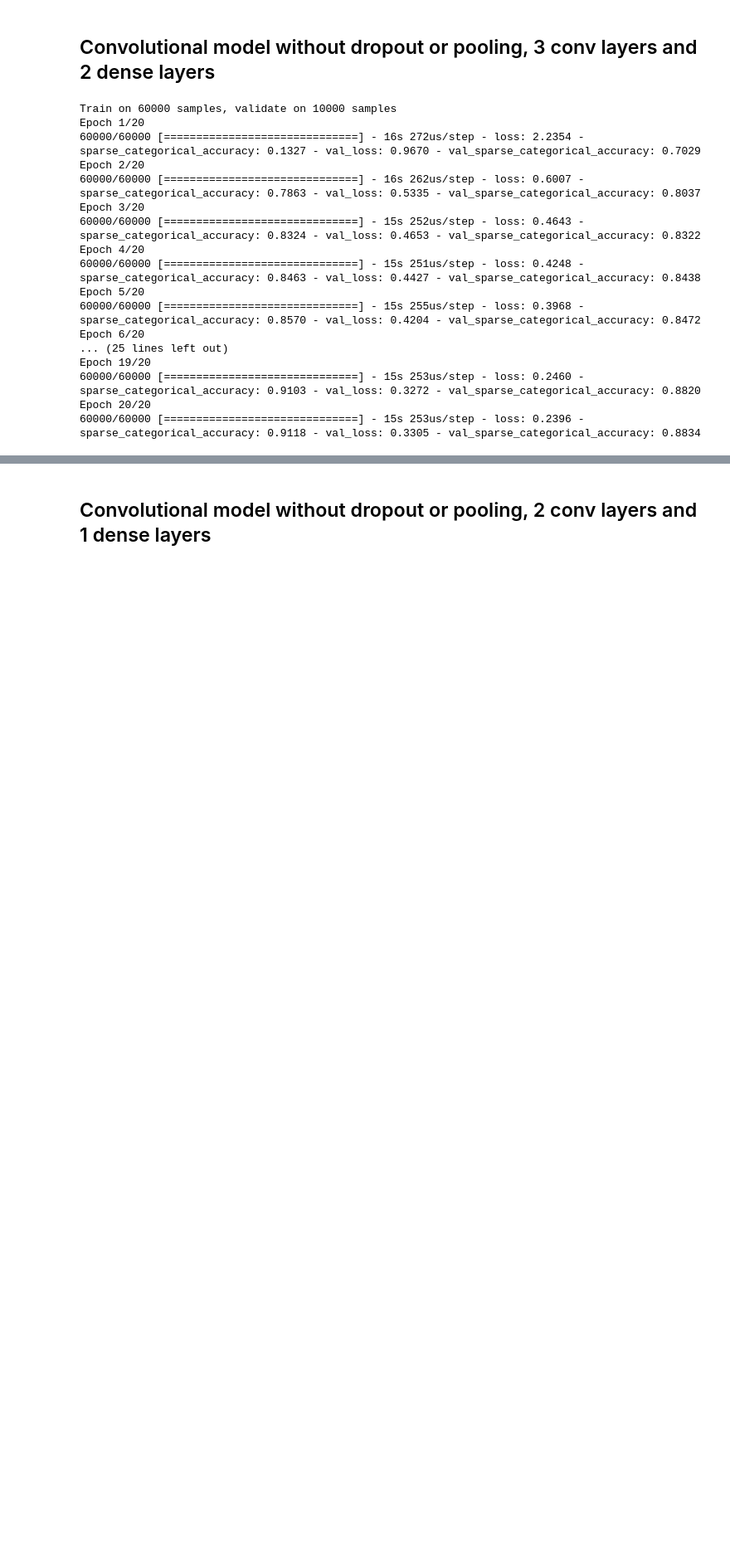
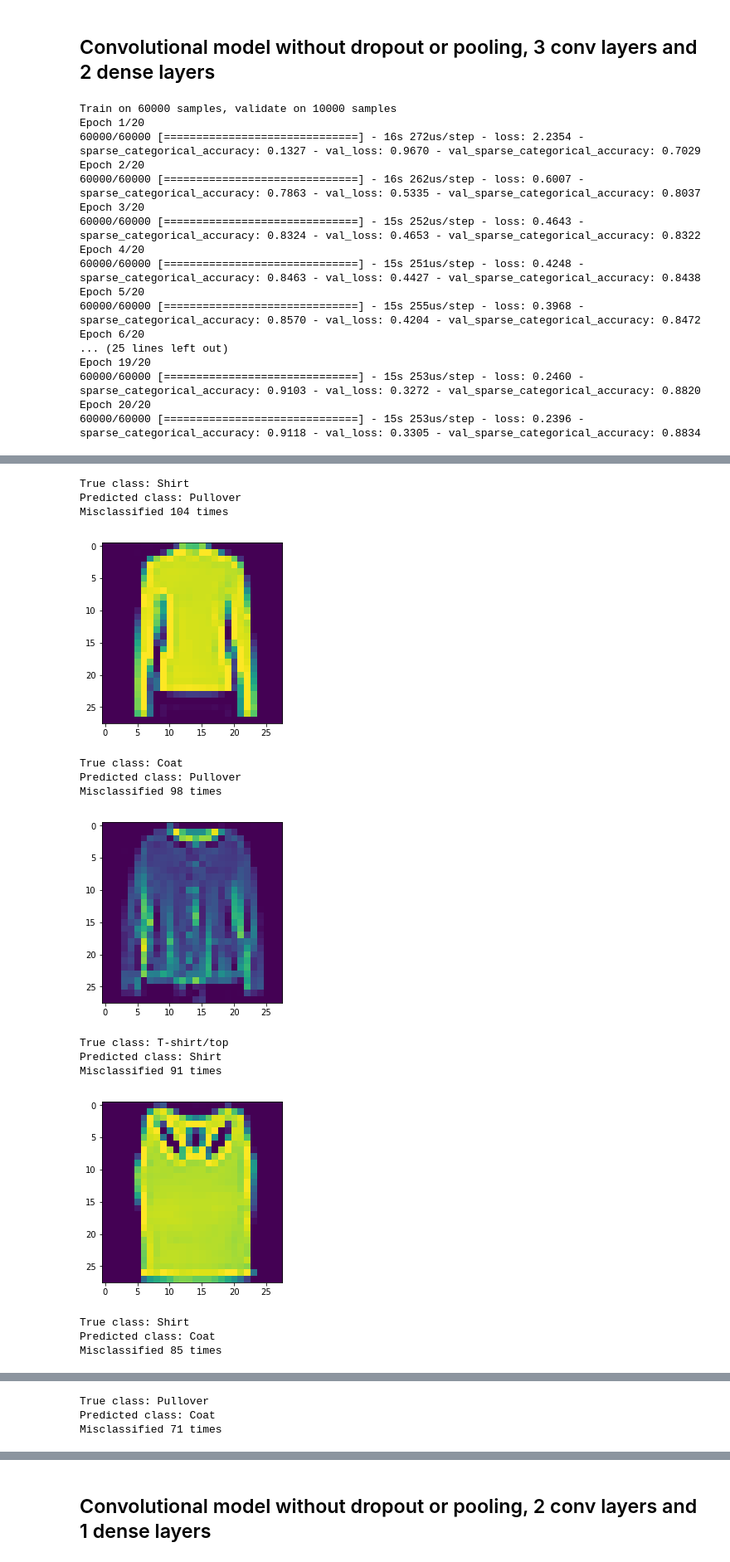
Before and after one commit to SWE-Cherry-Pick/fashion-mnist, a Jupyter notebook: Fashion-MNIST.ipynb, the cells around one changed output, grey strips where cells are left out. Shown at 83% size. Saved outputs shown, nothing was run; the diff lists cells and outputs as text; code cells hidden in the pictures; blank space fills up the shorter version.

```diff
--- a/Fashion-MNIST.ipynb
+++ b/Fashion-MNIST.ipynb
@@ -289,3 +343,6 @@ Epoch 19/20
 60000/60000 [==============================] - 15s 253us/step - loss: 0.2460 - sparse_categorical_accuracy: 0.9103 - val_loss: 0.3272 - val_sparse_categorical_accuracy: 0.8820
 Epoch 20/20
 60000/60000 [==============================] - 15s 253us/step - loss: 0.2396 - sparse_categorical_accuracy: 0.9118 - val_loss: 0.3305 - val_sparse_categorical_accuracy: 0.8834
+# %%
+analyze_model(conv_model_3c_2d, x_test_prep_3d, y_test)
+# %% [output]
@@ -291,0 +365,15 @@ Epoch 20/20
+True class: Shirt
+Predicted class: Pullover
+Misclassified 104 times
+[figure, added]
+True class: Coat
+Predicted class: Pullover
+Misclassified 98 times
+[figure, added]
+True class: T-shirt/top
+Predicted class: Shirt
+Misclassified 91 times
+[figure, added]
+True class: Shirt
+Predicted class: Coat
+Misclassified 85 times
@@ -291,0 +381,3 @@ Epoch 20/20
+True class: Pullover
+Predicted class: Coat
+Misclassified 71 times
```
Also changed, not shown: parts of 4 cells of this notebook.
